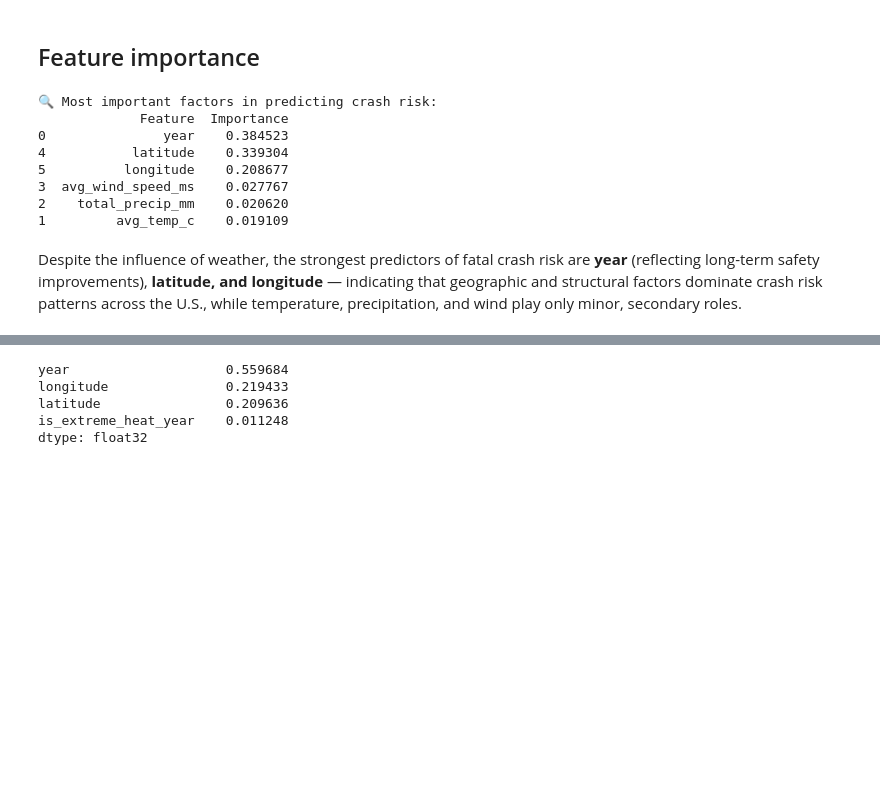
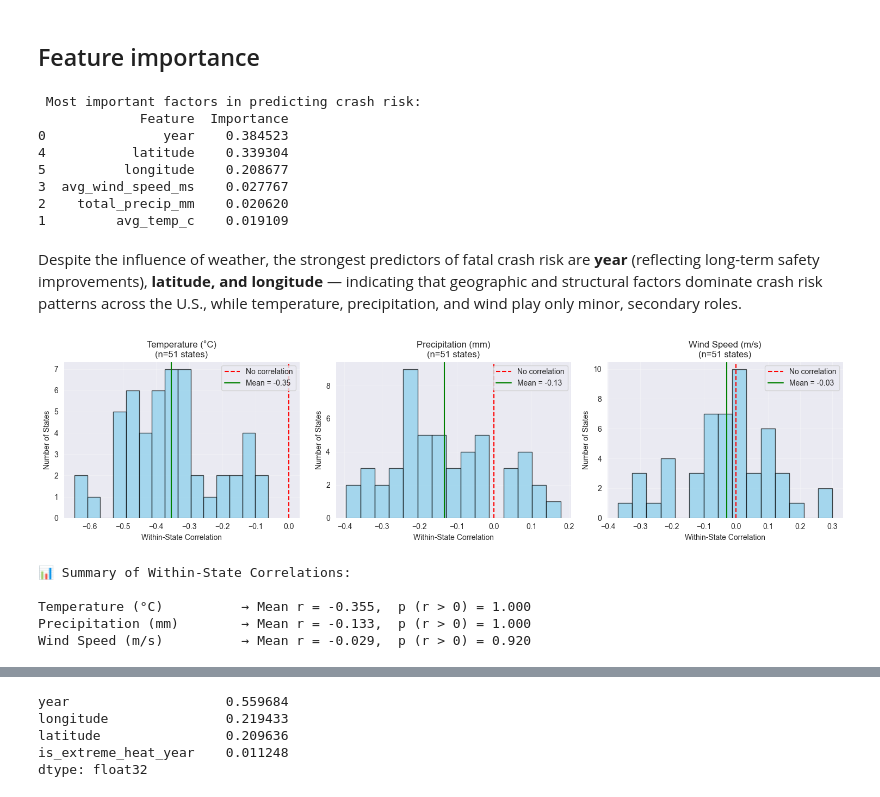
Before and after one commit to patricija-marijanovic/foundations-of-data-science, a Jupyter notebook: notebooks/data_modelling.ipynb, the cells around one changed output, grey strips where cells are left out. Drawn from its saved outputs; the diff is of its cells as text; code cells hidden in the pictures; blank space fills up the shorter version.

```diff
--- a/notebooks/data_modelling.ipynb
+++ b/notebooks/data_modelling.ipynb
@@ -858,10 +862,10 @@ feat_imp = pd.DataFrame({
     'Importance': importances
 }).sort_values('Importance', ascending=False)
 
-print("🔍 Most important factors in predicting crash risk:")
+print(" Most important factors in predicting crash risk:")
 print(feat_imp)
 # %% [output]
-🔍 Most important factors in predicting crash risk:
+ Most important factors in predicting crash risk:
              Feature  Importance
 0               year    0.384523
 4           latitude    0.339304
@@ -871,3 +875,61 @@ print(feat_imp)
 1         avg_temp_c    0.019109
 # %% [markdown]
 Despite the influence of weather, the strongest predictors of fatal crash risk are **year** (reflecting long-term safety improvements), **latitude, and longitude** — indicating that geographic and structural factors dominate crash risk patterns across the U.S., while temperature, precipitation, and wind play only minor, secondary roles.
+# %%
+import pandas as pd
+import numpy as np
+import matplotlib.pyplot as plt
+from scipy import stats
+
+# List of weather variables to test
+weather_vars = ['avg_temp_c', 'total_precip_mm', 'avg_wind_speed_ms']
+weather_labels = ['Temperature (°C)', 'Precipitation (mm)', 'Wind Speed (m/s)']
+
+results = {}
+
+plt.figure(figsize=(15, 4))
+
+for idx, (var, label) in enumerate(zip(weather_vars, weather_labels)):
+    correlations = []
+    for state_id, group in df.groupby('state_id'):
+        if len(group) < 10:  # Skip states with too few years
+            continue
+        corr = group[var].corr(group['crash_rate_per_100m_vmt'])
+        if pd.notna(corr):
+            correlations.append(corr)
+
+    results[var] = correlations
+
+    # Plot histogram
+    plt.subplot(1, 3, idx + 1)
+    plt.hist(correlations, bins=15, color='skyblue', edgecolor='black', alpha=0.7)
+    mean_corr = np.mean(correlations)
+    plt.axvline(0, color='red', linestyle='--', label='No correlation')
+    plt.axvline(mean_corr, color='green', linestyle='-', label=f'Mean = {mean_corr:.2f}')
+    plt.title(f"{label}\n(n={len(correlations)} states)")
+    plt.xlabel("Within-State Correlation")
+    plt.ylabel("Number of States")
+    plt.legend()
+    plt.grid(alpha=0.3)
+
+plt.tight_layout()
+plt.show()
+
+# Print summary statistics
+print("📊 Summary of Within-State Correlations:\n")
+for var, label in zip(weather_vars, weather_labels):
+    corrs = results[var]
+    mean_corr = np.mean(corrs)
+    # One-sided t-test: is correlation > 0?
+    if len(corrs) > 1:
+        _, p_val = stats.ttest_1samp(corrs, 0, alternative='greater')
+    else:
+        p_val = np.nan
+    print(f"{label:25} → Mean r = {mean_corr:6.3f},  p (r > 0) = {p_val:5.3f}")
+# %% [output]
+[figure, added]
+📊 Summary of Within-State Correlations:
+
+Temperature (°C)          → Mean r = -0.355,  p (r > 0) = 1.000
+Precipitation (mm)        → Mean r = -0.133,  p (r > 0) = 1.000
+Wind Speed (m/s)          → Mean r = -0.029,  p (r > 0) = 0.920
```
Also changed, not shown: parts of 14 cells of this notebook, 2 other files.
